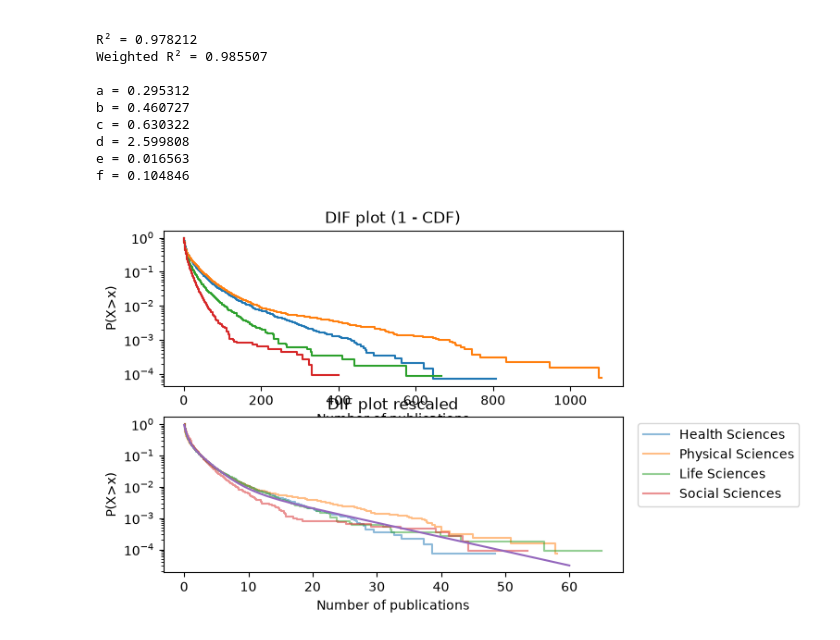
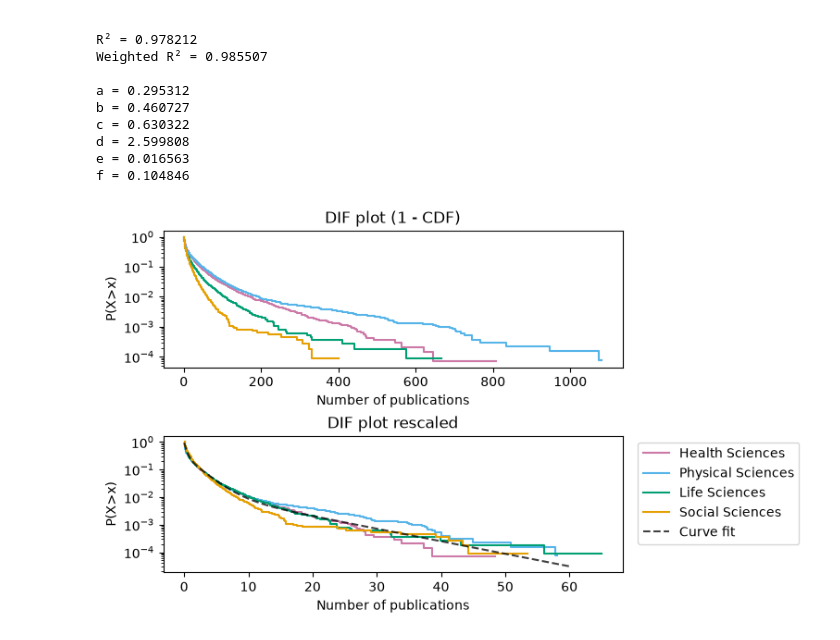
Before and after one commit to AdriRed/science-squared-avbd, a Jupyter notebook: notebooks/albert_02_power_laws.ipynb, the cells around one changed output. Cells and saved outputs as stored; diff of their text form; code cells hidden in the pictures.

```diff
--- a/notebooks/albert_02_power_laws.ipynb
+++ b/notebooks/albert_02_power_laws.ipynb
@@ -198,27 +203,33 @@ e = 0.016563
 f = 0.104846
 # %%
 fig, ax = plt.subplots(nrows=2,ncols=1)
+plt.subplots_adjust(hspace=0.5)
 #figsize=(7, 4)
+#cmap = plt.get_cmap('viridis')
+#colors = cmap(np.linspace(0.1, 0.9, 4))
+colors = ['#CC79A7', '#56B4E9', '#009E73','#E69F00']
 fields_labels = ['Health Sciences','Physical Sciences','Life Sciences','Social Sciences']
 for i in range(0,4):
-    ax[0].step(difs[i][0], difs[i][1],label = fields_labels[i])
+    ax[0].step(difs[i][0], difs[i][1],label = fields_labels[i],color=colors[i])
 ax[0].set_xlabel("Number of publications")
 ax[0].set_ylabel("P(X>x)")
 ax[0].set_title("DIF plot (1 - CDF)")
 #ax[0].set_xscale("log")
 ax[0].set_yscale("log")
 
+alpha = 1.
+alpha_fit = 0.75
 for i in range(0,4):
-    ax[1].step(difs_norm[i][0], difs_norm[i][1],label = fields_labels[i],alpha = 0.5)
-ax[1].plot(x_fit,y_fit)
+    ax[1].step(difs_norm[i][0], difs_norm[i][1],label = fields_labels[i],alpha = alpha,color=colors[i])
+ax[1].plot(x_fit,y_fit,linestyle = '--',color = (0,0,0),alpha=alpha_fit,label = 'Curve fit')
 ax[1].set_xlabel("Number of publications")
 ax[1].set_ylabel("P(X>x)")
 ax[1].set_title("DIF plot rescaled")
 #ax[1].set_xlim(right=10)
 #ax[1].set_ylim(bottom=10**(-3))
 #ax[1].set_xscale("log")
 ax[1].set_yscale("log")
 plt.legend(loc="upper left", bbox_to_anchor=(1.02, 1))
 plt.show()
 # %% [output]
-[figure, old version]
+[figure, new version]
```
Also changed, not shown: parts of 1 cell of this notebook, 1 other file.
